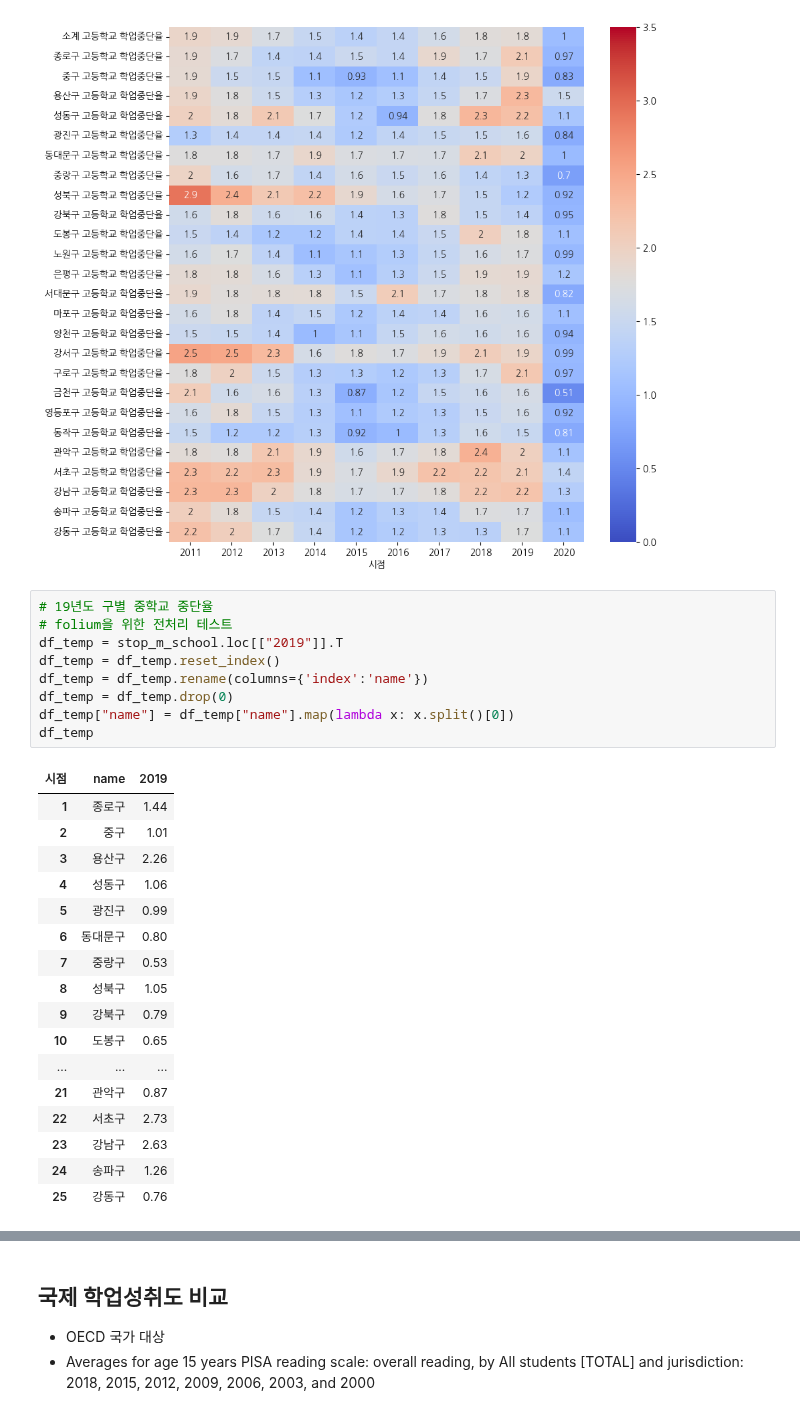
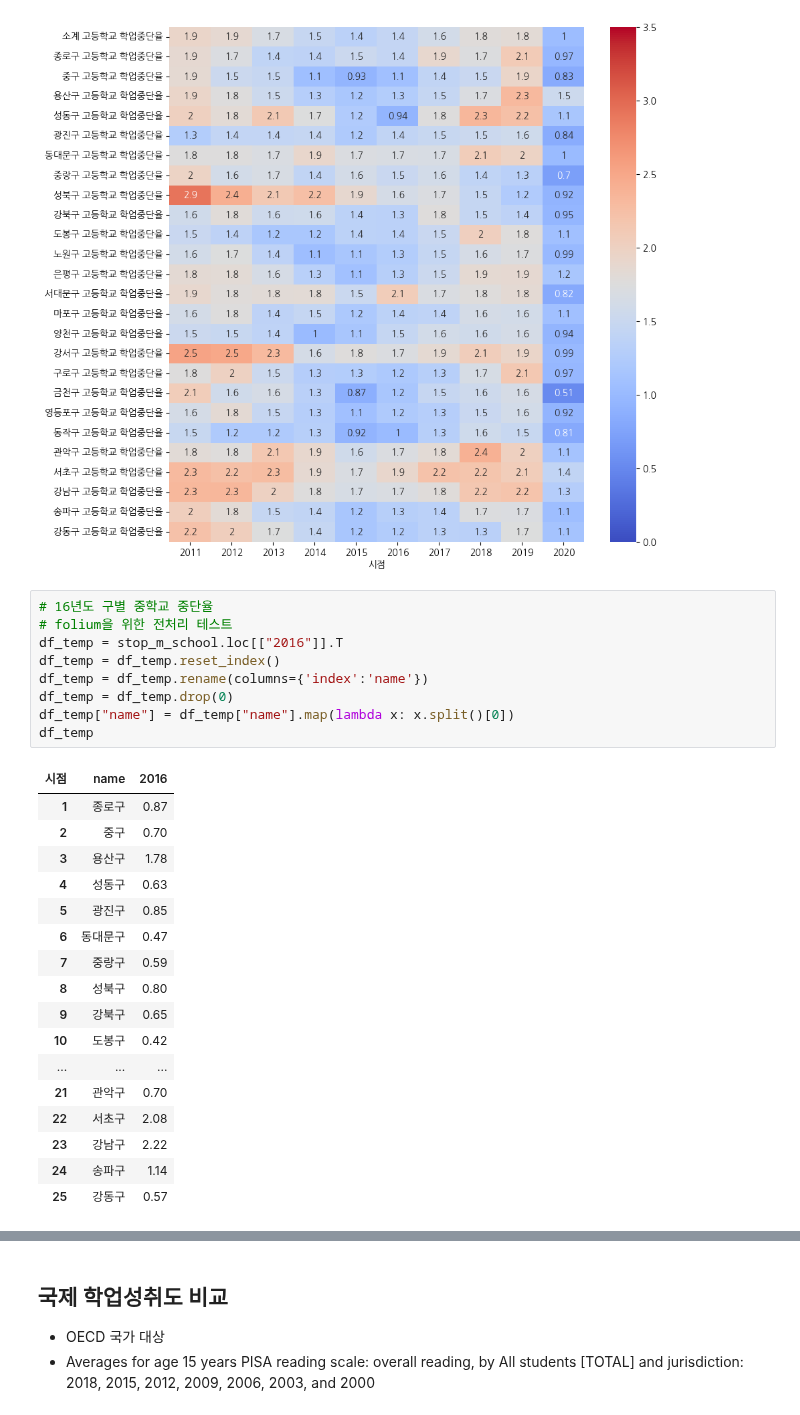
Before and after one commit to moonstar97/Structure, a Jupyter notebook: 가설2번_EDA.ipynb, the cells around one changed output, grey strips where cells are left out. Saved outputs shown, nothing was run; the diff lists cells and outputs as text.

```diff
--- a/가설2번_EDA.ipynb
+++ b/가설2번_EDA.ipynb
@@ -341,32 +341,32 @@ sns.heatmap(stop_h_school.T, annot=True, cmap="coolwarm", vmin=0, vmax=3.5)
 <AxesSubplot:xlabel='시점'>
 [figure]
 # %%
-# 19년도 구별 중학교 중단율
+# 16년도 구별 중학교 중단율
 # folium을 위한 전처리 테스트
-df_temp = stop_m_school.loc[["2019"]].T
+df_temp = stop_m_school.loc[["2016"]].T
 df_temp = df_temp.reset_index()
 df_temp = df_temp.rename(columns={'index':'name'})
 df_temp = df_temp.drop(0)
 df_temp["name"] = df_temp["name"].map(lambda x: x.split()[0])
 df_temp
 # %% [output]
-| 시점 | name | 2019 |
-| 1 | 종로구 | 1.44 |
-| 2 | 중구 | 1.01 |
-| 3 | 용산구 | 2.26 |
-| 4 | 성동구 | 1.06 |
-| 5 | 광진구 | 0.99 |
-| 6 | 동대문구 | 0.80 |
-| 7 | 중랑구 | 0.53 |
-| 8 | 성북구 | 1.05 |
-| 9 | 강북구 | 0.79 |
-| 10 | 도봉구 | 0.65 |
+| 시점 | name | 2016 |
+| 1 | 종로구 | 0.87 |
+| 2 | 중구 | 0.70 |
+| 3 | 용산구 | 1.78 |
+| 4 | 성동구 | 0.63 |
+| 5 | 광진구 | 0.85 |
+| 6 | 동대문구 | 0.47 |
+| 7 | 중랑구 | 0.59 |
+| 8 | 성북구 | 0.80 |
+| 9 | 강북구 | 0.65 |
+| 10 | 도봉구 | 0.42 |
 | ... | ... | ... |
-| 21 | 관악구 | 0.87 |
-| 22 | 서초구 | 2.73 |
-| 23 | 강남구 | 2.63 |
-| 24 | 송파구 | 1.26 |
-| 25 | 강동구 | 0.76 |
+| 21 | 관악구 | 0.70 |
+| 22 | 서초구 | 2.08 |
+| 23 | 강남구 | 2.22 |
+| 24 | 송파구 | 1.14 |
+| 25 | 강동구 | 0.57 |
 # %%
 # 지도 중앙
 center = [37.566345,126.977893]
```
Also changed, not shown: parts of 28 cells of this notebook, 4 other files.
